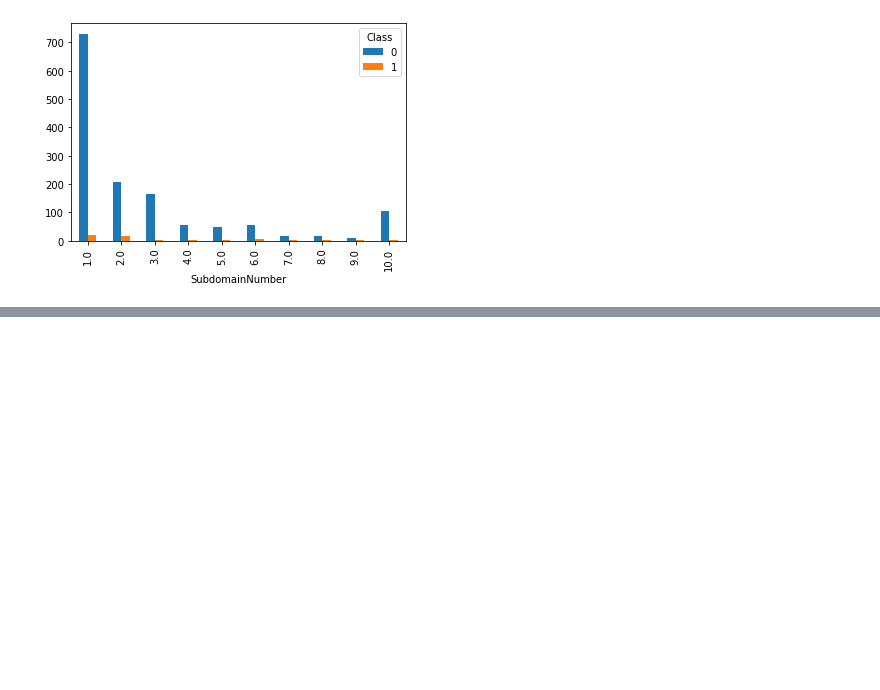
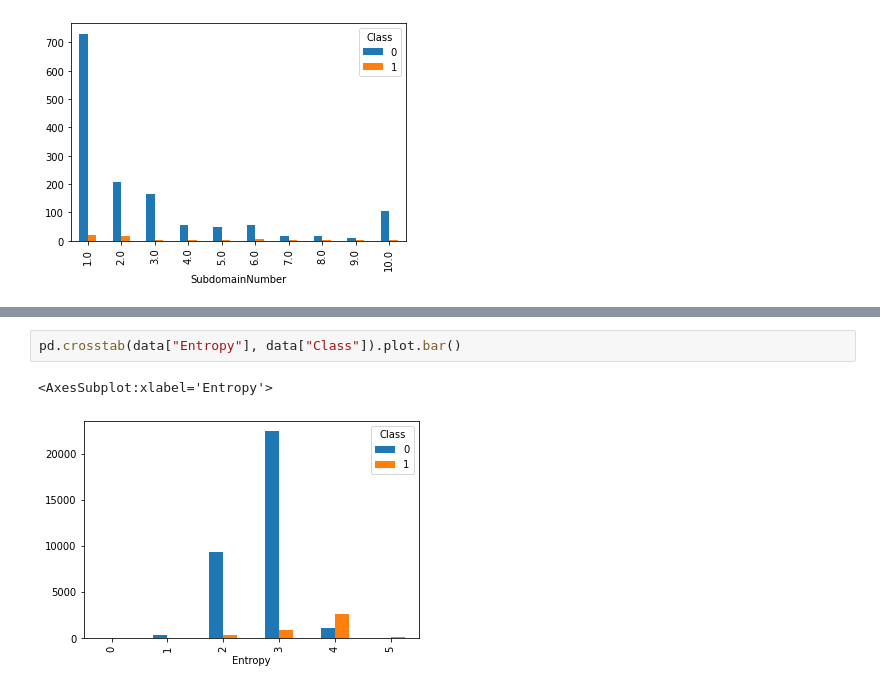
Before and after one commit to lukem1/malicious-domain-classification, a Jupyter notebook: preprocessing.ipynb, the cells around one changed output, grey strips where cells are left out. Saved outputs shown, nothing was run; the diff lists cells and outputs as text; blank space fills up the shorter version.

Commit message:
Preprocessing: features entropy - strangechars

```diff
--- a/preprocessing.ipynb
+++ b/preprocessing.ipynb
@@ -558,0 +585,5 @@ pd.crosstab(data["SubdomainNumber"], data["Class"]).head(11).tail(10).plot.bar()
+# %%
+pd.crosstab(data["Entropy"], data["Class"]).plot.bar()
+# %% [output]
+<AxesSubplot:xlabel='Entropy'>
+[figure, added]
```
Also changed, not shown: parts of 9 cells of this notebook.
